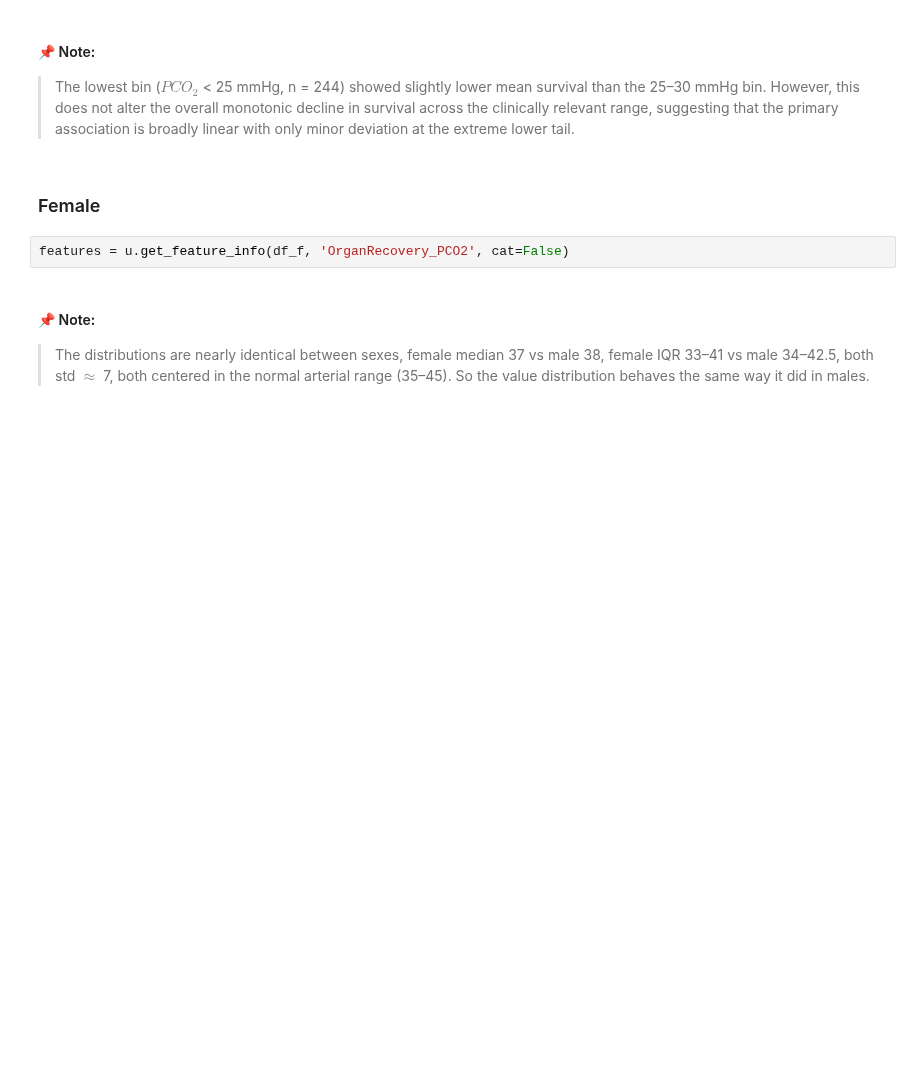
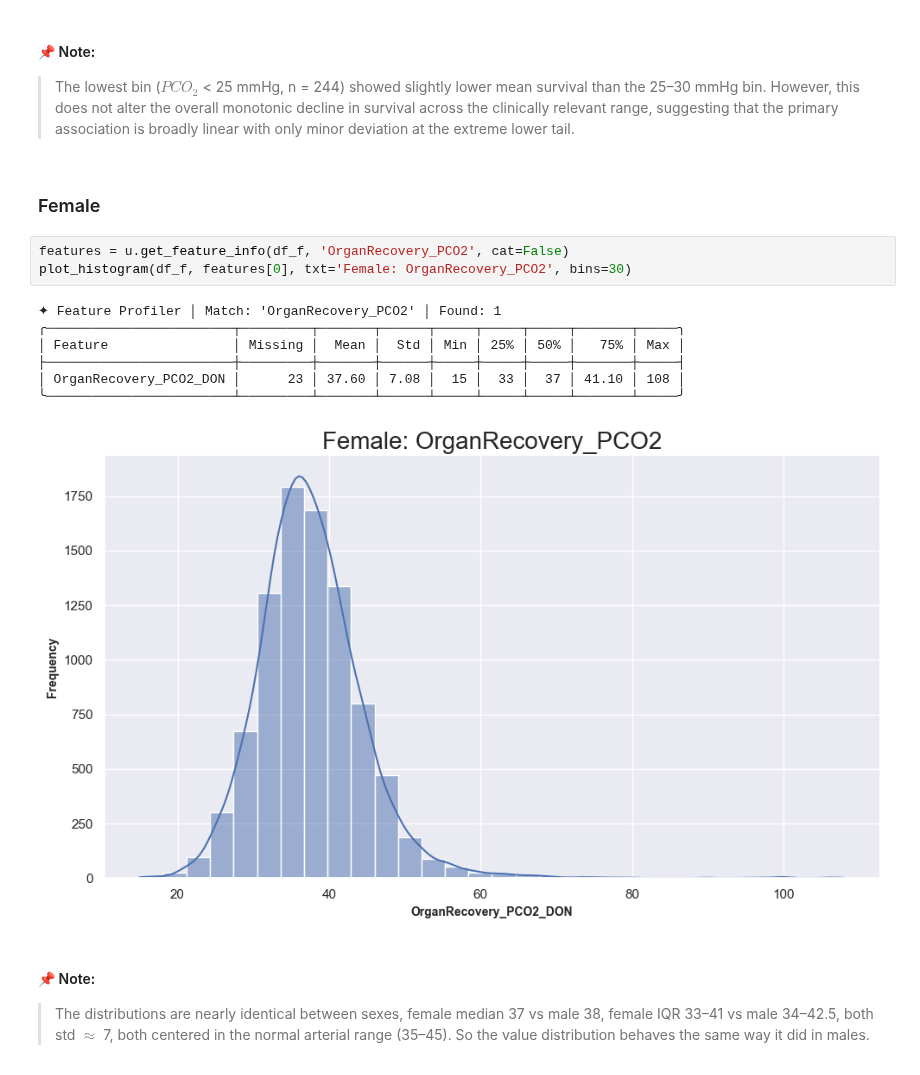
Before and after one commit to SirErikPak/UNOS_GenderStratification, a Jupyter notebook: notebook/C_WrangleExploratoryDonor.ipynb, the cells around one changed output. Saved outputs shown, nothing was run; the diff lists cells and outputs as text; blank space fills up the shorter version.

```diff
--- a/notebook/C_WrangleExploratoryDonor.ipynb
+++ b/notebook/C_WrangleExploratoryDonor.ipynb
@@ -466,6 +720,15 @@ df_m = df_m.drop(columns=["pco2_bin"]).copy()
 ### Female
 # %%
 features = u.get_feature_info(df_f, 'OrganRecovery_PCO2', cat=False)
+plot_histogram(df_f, features[0], txt='Female: OrganRecovery_PCO2', bins=30)
+# %% [output]
+✦ Feature Profiler │ Match: 'OrganRecovery_PCO2' │ Found: 1
+╭────────────────────────┬─────────┬───────┬──────┬─────┬─────┬─────┬───────┬─────╮
+│ Feature                │ Missing │  Mean │  Std │ Min │ 25% │ 50% │   75% │ Max │
+├────────────────────────┼─────────┼───────┼──────┼─────┼─────┼─────┼───────┼─────┤
+│ OrganRecovery_PCO2_DON │      23 │ 37.60 │ 7.08 │  15 │  33 │  37 │ 41.10 │ 108 │
+╰────────────────────────┴─────────┴───────┴──────┴─────┴─────┴─────┴───────┴─────╯
+[figure, added]
 # %% [markdown]
 #### 📌 Note:
 > The distributions are nearly identical between sexes, female median 37 vs male 38, female IQR 33–41 vs male 34–42.5, both std $\approx$ 7, both centered in the normal arterial range (35–45). So the value distribution behaves the same way it did in males.
```
Also changed, not shown: parts of 52 cells of this notebook.
